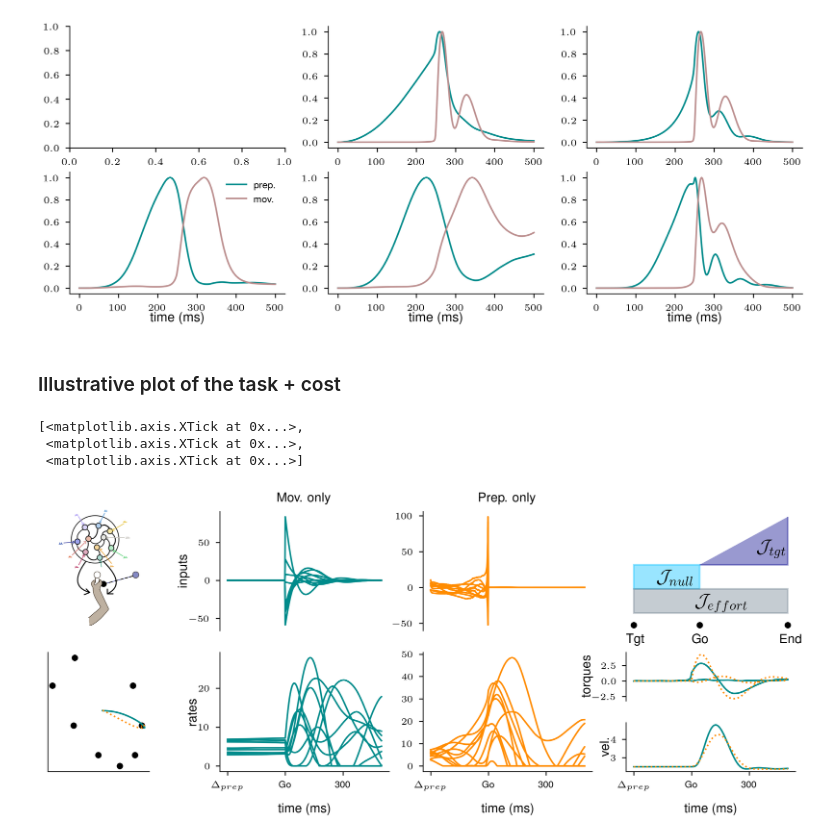
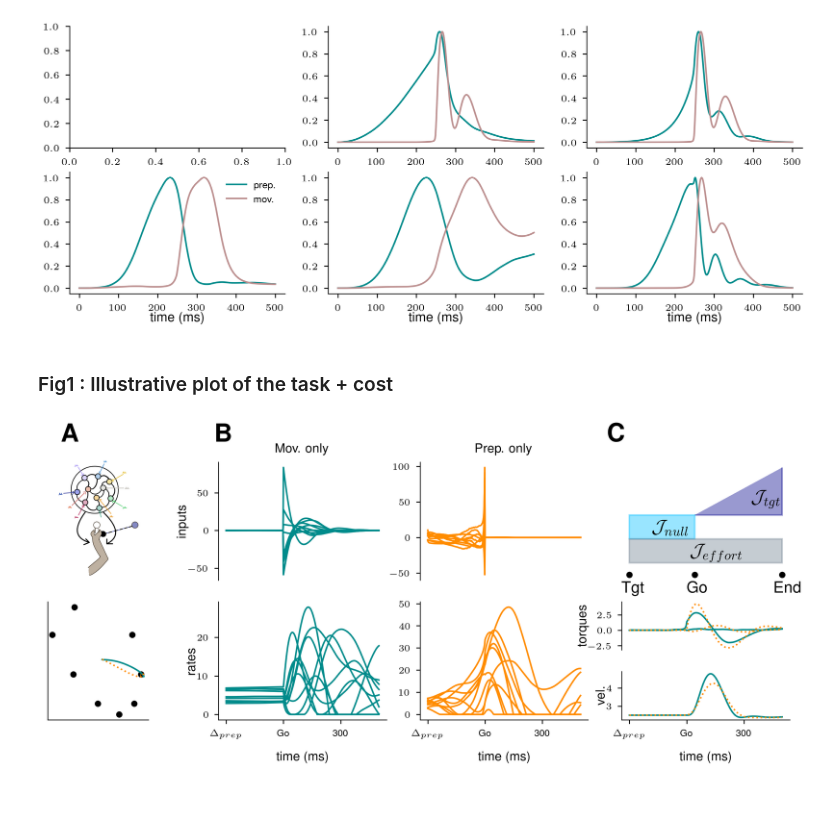
Before and after one commit to marineschimel/why-prep-2, a Jupyter notebook: notebooks/plots.ipynb, the cells around one changed output. Saved outputs shown, nothing was run; the diff lists cells and outputs as text; code cells hidden in the pictures; blank space fills up the shorter version.

```diff
--- a/notebooks/plots.ipynb
+++ b/notebooks/plots.ipynb
@@ -407,7 +417,7 @@ axes[1,2].plot(vmov_skew_2, cs[1])
 [<matplotlib.lines.Line2D at 0x...>]
 [figure]
 # %% [markdown]
-### Illustrative plot of the task + cost
+### Fig1 : Illustrative plot of the task + cost
 # %%
 import matplotlib.pyplot as plt
 import matplotlib.gridspec as gridspec
@@ -481,34 +491,36 @@ r1 = Rectangle(xy = (0,0.4), width = 3/7, height = 0.2, color = cs[3], alpha = 0
 r2 = Rectangle(xy = (0,0.2), width = 1, height = 0.2, color = cs[4], alpha = 0.4)
 ax6.add_patch(r1)
 ax6.add_patch(r2)
 ax6.text(0.4, 0.25, '$\\mathcal{J}_{effort}$', size = 12)
 ax6.text(0.8, 0.7, '$\\mathcal{J}_{tgt}$', size = 12)
 ax6.text(0.15, 0.45, '$\\mathcal{J}_{null}$', size = 12)
 ax6.set_xticks([])
 ax6.set_yticks([])
 ax6.spines["bottom"].set_visible(False)
 ax6.spines["left"].set_visible(False)
 ax6.plot(0,0.1,'ko')
 ax6.plot(3/7,0.1,'ko')
 ax6.plot(1,0.1,'ko')
 ax6.text(-0.05,-0.05,"Tgt")
 ax6.text(3/7-0.05,-0.05,"Go")
 ax6.text(1-0.05,-0.05,"End")
 
 pos7 = ax7.get_position()
 ax7.plot(torques_prep, cs[0])
 ax7.plot(torques_mov, cs[1], ls = "dotted")
 ax7.set_xticks([])
 ax7.set_ylabel('torques', labelpad = -0.5)
 ax7.spines["bottom"].set_visible(False)
 pos8 = ax8.get_position()
 ax8.plot(np.sqrt(mov_thetas[:,1]**2 + mov_thetas[:,2]**2), cs[0])
 ax8.plot(np.sqrt(prep_thetas[:,1]**2 + prep_thetas[:,2]**2), cs[1], ls = "dotted")
 ax8.set_ylabel('vel.', labelpad = -0.5)
 ax8.set_xlabel('time (ms)')
 ax8.set_xticks([0,150,300], ['$\\Delta_{prep}$', 'Go', '300'])
+fig.text(0.1, 0.94, '$\\textbf{A}$', size = 16)
+fig.text(0.27, 0.94, '$\\textbf{B}$', size = 16)
+fig.text(0.7, 0.94, '$\\textbf{C}$', size = 16)
+plt.show()
+fig.savefig("fig_1.pdf", format = "pdf", bbox_inches='tight')
 # %% [output]
-[<matplotlib.axis.XTick at 0x...>,
- <matplotlib.axis.XTick at 0x...>,
- <matplotlib.axis.XTick at 0x...>]
-[figure, old version]
+[figure, new version]
```
Also changed, not shown: parts of 12 cells of this notebook, 1 other file.
